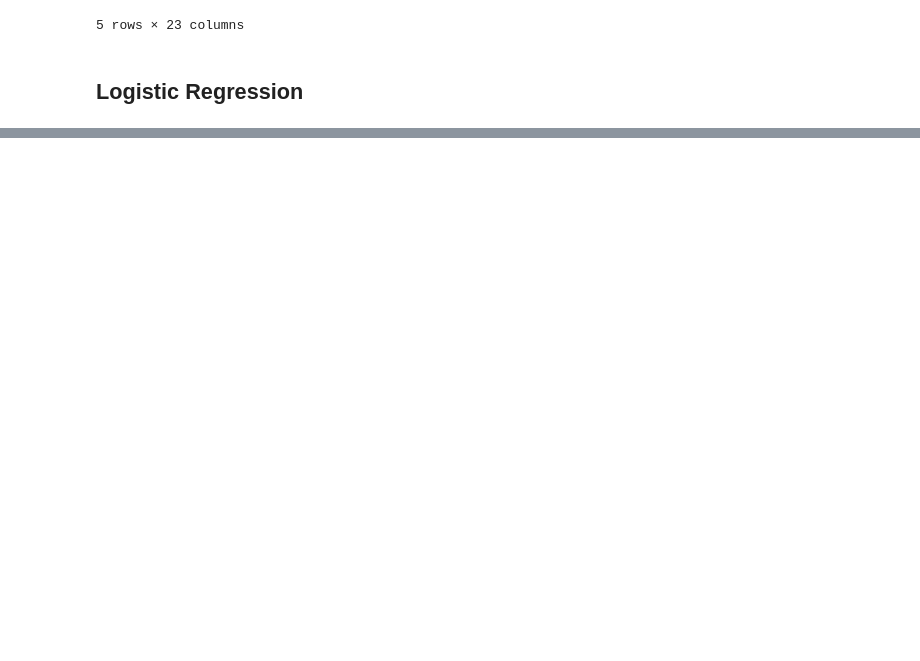
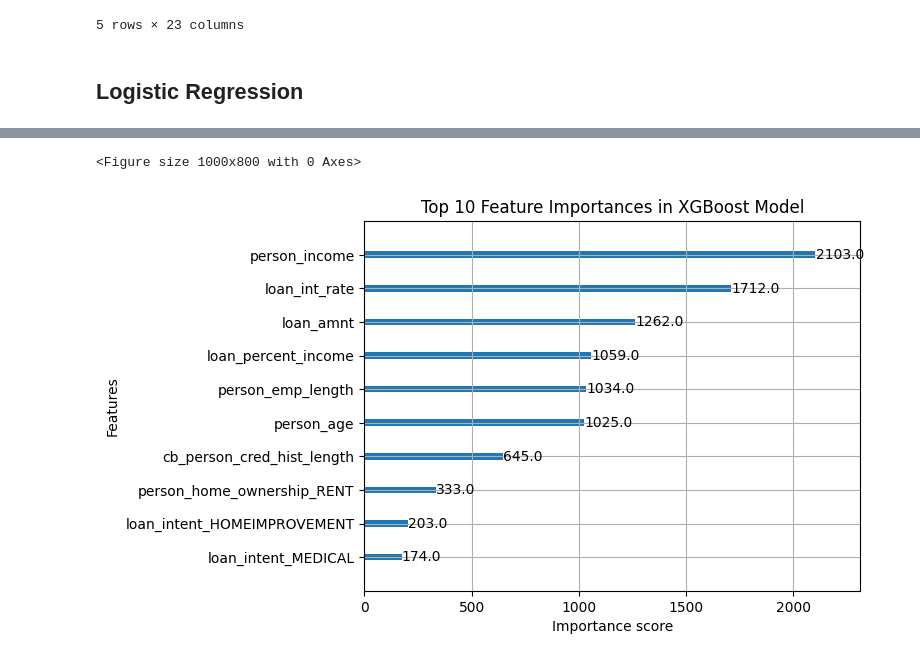
Before and after one commit to mfearing1234/Data_science_model_builds, a Jupyter notebook: Credit Risk Analysis/credit_risk_analysis.ipynb, the cells around one changed output, grey strips where cells are left out. Saved outputs shown, nothing was run; the diff lists cells and outputs as text; code cells hidden in the pictures; blank space fills up the shorter version.

```diff
--- a/Credit Risk Analysis/credit_risk_analysis.ipynb
+++ b/Credit Risk Analysis/credit_risk_analysis.ipynb
@@ -179,0 +263,33 @@ print(confusion_matrix(y_test, y_pred))
+# %%
+# XGBoost Model
+from xgboost import XGBClassifier
+#learining rates means how much the model learns from each tree, lower values can lead to better performance but require more trees
+learning_rates = [0.01, 0.1, 0.2]
+#n_estimators means the number of trees in the ensemble
+n_estimators = [100, 200, 300]
+best_auc = 0
+best_params = {}
+for lr in learning_rates:
+    for n in n_estimators:
+        #logloss means that the model is optimized for binary classification problems, and it will output probabilities for each class
+        xgb_model = XGBClassifier(use_label_encoder=True, eval_metric='logloss', learning_rate=lr, n_estimators=n)
+        xgb_model.fit(X_train, y_train)
+        y_prob_xgb = xgb_model.predict_proba(X_test)[:, 1]
+        auc_roc_xgb = roc_auc_score(y_test, y_prob_xgb)
+        if auc_roc_xgb > best_auc:
+            best_auc = auc_roc_xgb
+            best_params = {'learning_rate': lr, 'n_estimators': n}
+print("Best AUC-ROC:", best_auc)
+print("Best parameters:", best_params)
+
+#Plot AUC-ROC for XGBoost
+fpr_xgb, tpr_xgb, thresholds_xgb = roc_curve(y_test, y_prob_xgb)
+plt.figure()
+plt.plot(fpr_xgb, tpr_xgb, label='XGBoost (AUC = {:.2f})'.format(auc_roc_xgb))
+plt.plot(fpr, tpr, label='Logistic Regression (AUC = {:.2f})'.format(auc_roc))
+plt.plot([0, 1], [0, 1], 'k--')
+plt.xlabel('False Positive Rate')
+plt.ylabel('True Positive Rate')
+plt.title('ROC Curve Comparison')
+plt.legend(loc='lower right')
+plt.show()
@@ -179,0 +317,10 @@ print(confusion_matrix(y_test, y_pred))
+# %%
+#Plotting feature importance for XGBoost
+from xgboost import plot_importance
+plt.figure(figsize=(10, 8))
+plot_importance(xgb_model, max_num_features=10)
+plt.title('Top 10 Feature Importances in XGBoost Model')
+plt.show()
+# %% [output]
+<Figure size 1000x800 with 0 Axes>
+[figure, added]
```
Also changed, not shown: parts of 9 cells of this notebook.
